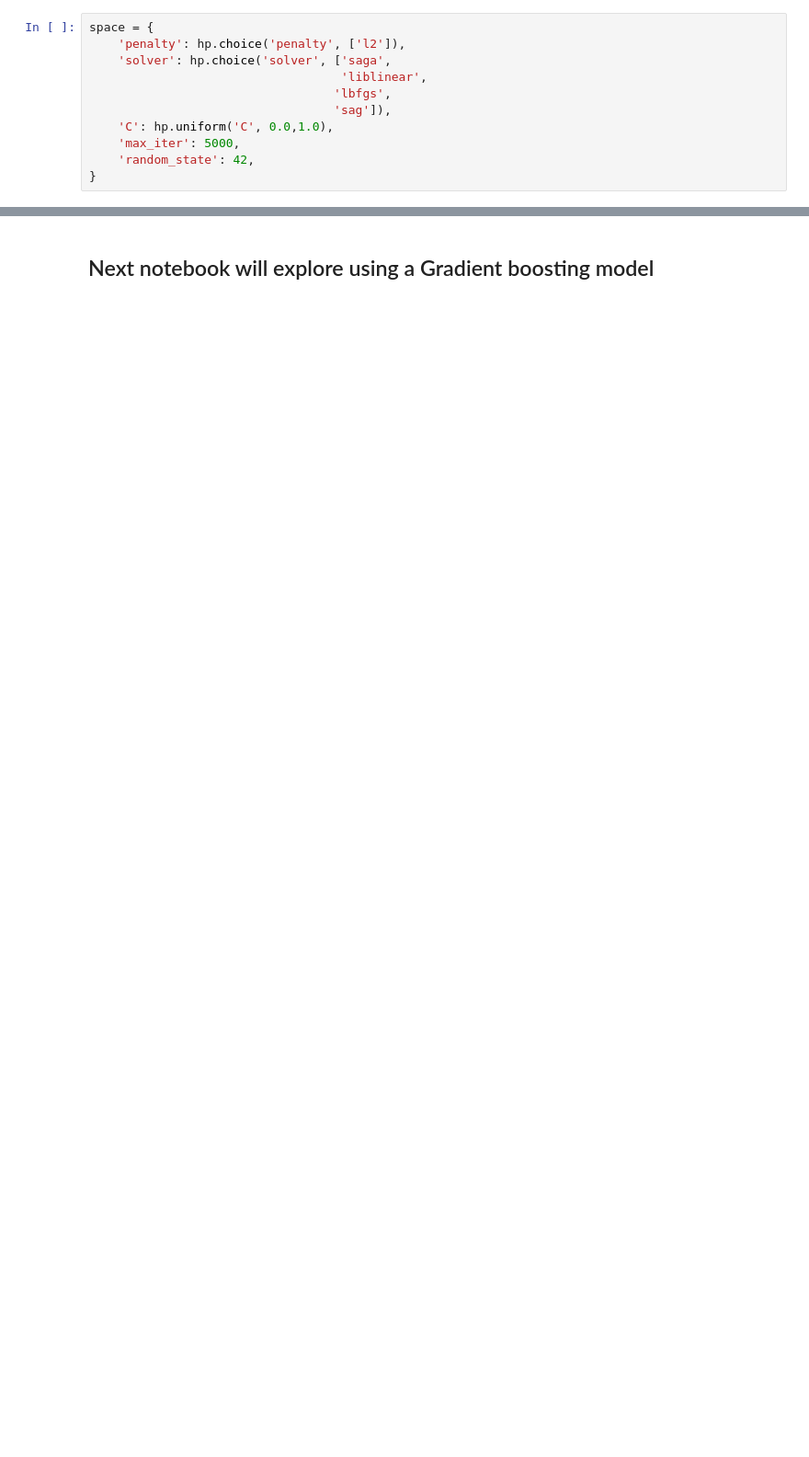
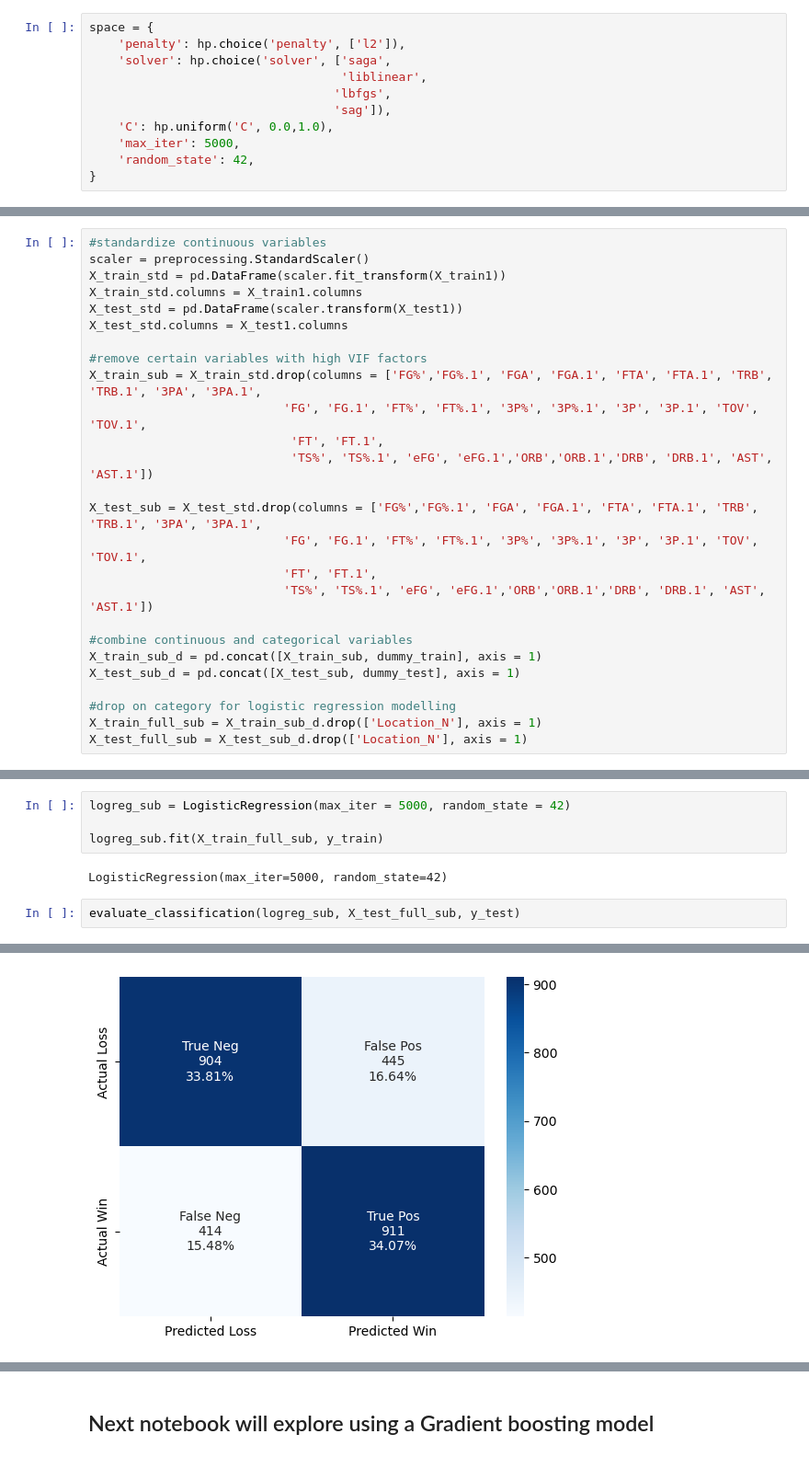
Before and after one commit to piercecappelli/NCAA-Mens-Basketball, a Jupyter notebook: College Basketball Logistic Regression Modeling.ipynb, the cells around one changed output, grey strips where cells are left out. Shown at 92% size. Saved outputs shown, nothing was run; the diff lists cells and outputs as text; blank space fills up the shorter version.

```diff
--- a/College Basketball Logistic Regression Modeling.ipynb
+++ b/College Basketball Logistic Regression Modeling.ipynb
@@ -807,0 +875,26 @@ AUC:  0.7433620991090536     0.7387135124550681     -0.004648586653985487      A
+# %%
+#standardize continuous variables
+scaler = preprocessing.StandardScaler()
+X_train_std = pd.DataFrame(scaler.fit_transform(X_train1))
+X_train_std.columns = X_train1.columns
+X_test_std = pd.DataFrame(scaler.transform(X_test1))
+X_test_std.columns = X_test1.columns
+
+#remove certain variables with high VIF factors
+X_train_sub = X_train_std.drop(columns = ['FG%','FG%.1', 'FGA', 'FGA.1', 'FTA', 'FTA.1', 'TRB', 'TRB.1', '3PA', '3PA.1',
+                           'FG', 'FG.1', 'FT%', 'FT%.1', '3P%', '3P%.1', '3P', '3P.1', 'TOV', 'TOV.1',
+                            'FT', 'FT.1',
+                            'TS%', 'TS%.1', 'eFG', 'eFG.1','ORB','ORB.1','DRB', 'DRB.1', 'AST', 'AST.1'])
+
+X_test_sub = X_test_std.drop(columns = ['FG%','FG%.1', 'FGA', 'FGA.1', 'FTA', 'FTA.1', 'TRB', 'TRB.1', '3PA', '3PA.1',
+                           'FG', 'FG.1', 'FT%', 'FT%.1', '3P%', '3P%.1', '3P', '3P.1', 'TOV', 'TOV.1',
+                           'FT', 'FT.1',
+                           'TS%', 'TS%.1', 'eFG', 'eFG.1','ORB','ORB.1','DRB', 'DRB.1', 'AST', 'AST.1'])
+
+#combine continuous and categorical variables
+X_train_sub_d = pd.concat([X_train_sub, dummy_train], axis = 1)
+X_test_sub_d = pd.concat([X_test_sub, dummy_test], axis = 1)
+
+#drop on category for logistic regression modelling
+X_train_full_sub = X_train_sub_d.drop(['Location_N'], axis = 1)
+X_test_full_sub = X_test_sub_d.drop(['Location_N'], axis = 1)
@@ -807,0 +934,9 @@ AUC:  0.7433620991090536     0.7387135124550681     -0.004648586653985487      A
+# %%
+logreg_sub = LogisticRegression(max_iter = 5000, random_state = 42)
+
+logreg_sub.fit(X_train_full_sub, y_train)
+# %% [output]
+LogisticRegression(max_iter=5000, random_state=42)
+# %%
+evaluate_classification(logreg_sub, X_test_full_sub, y_test)
+# %% [output]
@@ -807,0 +957 @@ AUC:  0.7433620991090536     0.7387135124550681     -0.004648586653985487      A
+[figure, added]
```
Also changed, not shown: parts of 62 cells of this notebook.
